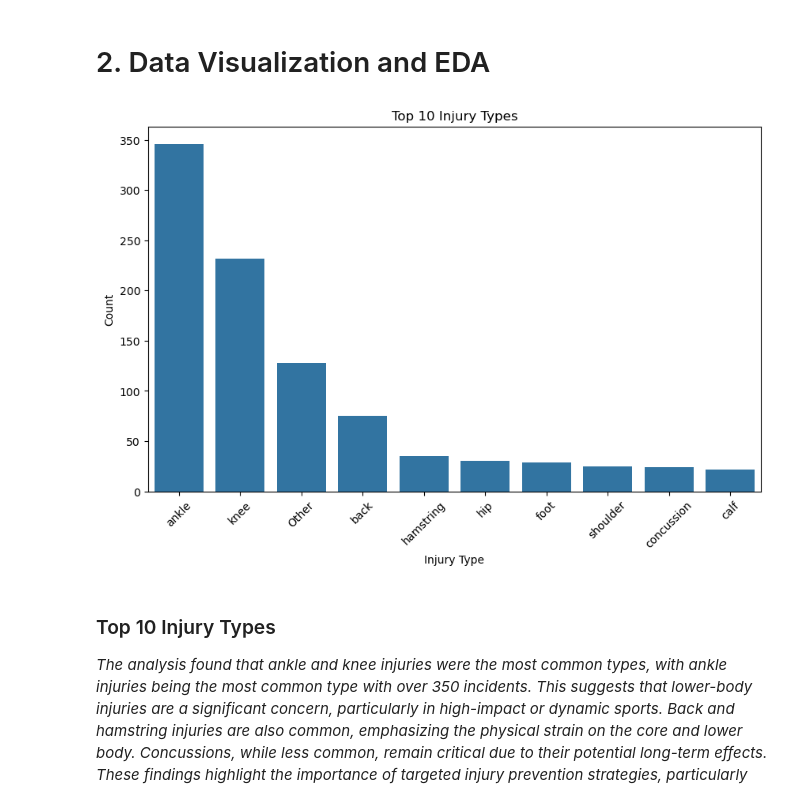
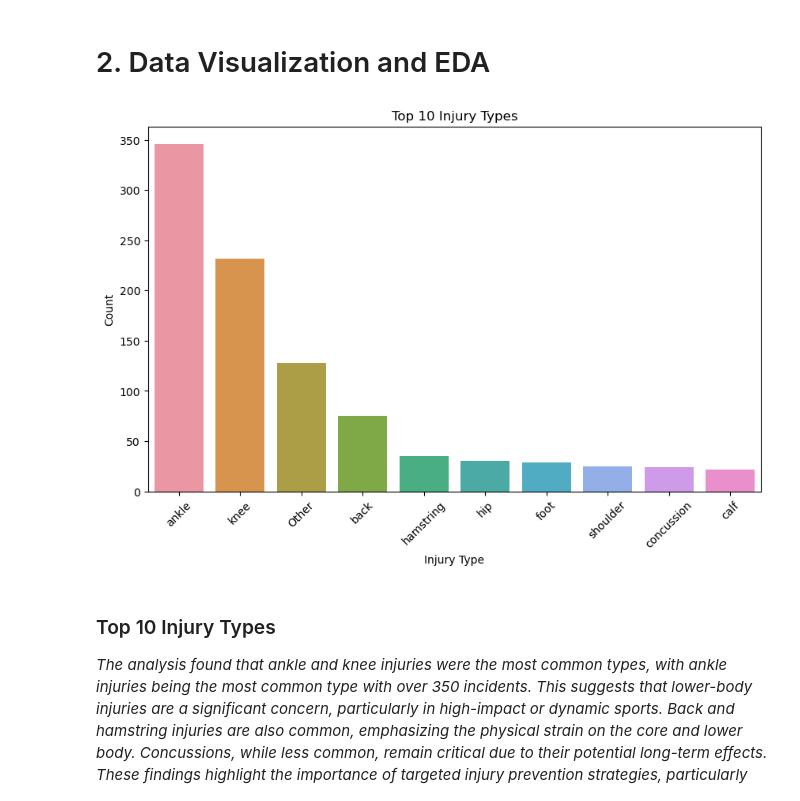
Before and after one commit to suleymanyolcu/machine-learning-course-project-24, a Jupyter notebook: ml_project.ipynb, the cells around one changed output. Drawn from its saved outputs; the diff is of its cells as text; code cells hidden in the pictures.

```diff
--- a/ml_project.ipynb
+++ b/ml_project.ipynb
@@ -582,16 +611,17 @@ for col in numeric_columns:
 # %% [markdown]
 # 2. Data Visualization and EDA
 # %%
+plt.style.use('seaborn-dark-palette')
 injury_counts = merged_df_cleaned['Injury_Type'].value_counts().head(10)
 plt.figure(figsize=(10,6))
 sns.barplot(x=injury_counts.index, y=injury_counts.values)
 plt.xticks(rotation=45)
 plt.title('Top 10 Injury Types')
 plt.xlabel('Injury Type')
 plt.ylabel('Count')
 plt.show()
 # %% [output]
-[figure, old version]
+[figure, new version]
 # %% [markdown]
 ### Top 10 Injury Types
 
```
Also changed, not shown: parts of 20 cells of this notebook.
